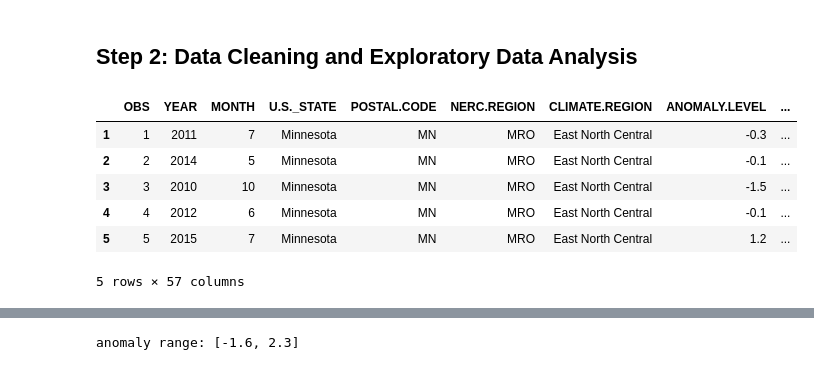
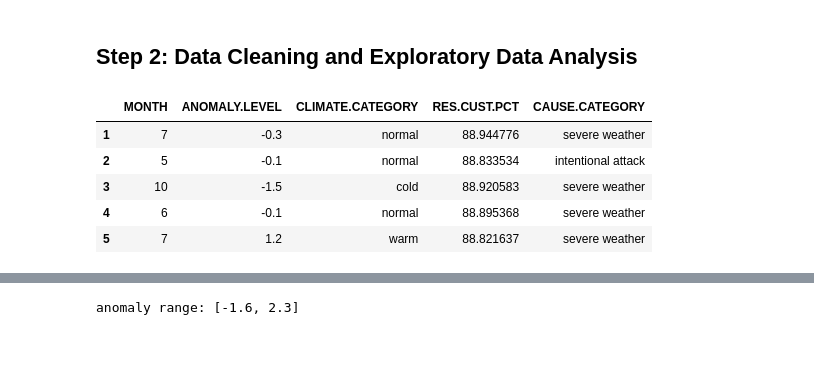
Before and after one commit to djlisbonne/power_outage_analysis, a Jupyter notebook: portfolio.ipynb, the cells around one changed output, grey strips where cells are left out. Saved outputs shown, nothing was run; the diff lists cells and outputs as text; code cells hidden in the pictures.

Commit message:
updated df head

```diff
--- a/portfolio.ipynb
+++ b/portfolio.ipynb
@@ -85,12 +85,11 @@ units, df = import_data()
 # %%
 df = clean_impute(df)
 df = df.drop(df.columns[0], axis=1)
-df.head()
+df[['MONTH', 'ANOMALY.LEVEL', 'CLIMATE.CATEGORY', 'RES.CUST.PCT', 'CAUSE.CATEGORY']].head()
 # %% [output]
-|  | OBS | YEAR | MONTH | U.S._STATE | POSTAL.CODE | NERC.REGION | CLIMATE.REGION | ANOMALY.LEVEL | ... |
-| 1 | 1 | 2011 | 7 | Minnesota | MN | MRO | East North Central | -0.3 | ... |
-| 2 | 2 | 2014 | 5 | Minnesota | MN | MRO | East North Central | -0.1 | ... |
-| 3 | 3 | 2010 | 10 | Minnesota | MN | MRO | East North Central | -1.5 | ... |
-| 4 | 4 | 2012 | 6 | Minnesota | MN | MRO | East North Central | -0.1 | ... |
-| 5 | 5 | 2015 | 7 | Minnesota | MN | MRO | East North Central | 1.2 | ... |
+|  | MONTH | ANOMALY.LEVEL | CLIMATE.CATEGORY | RES.CUST.PCT | CAUSE.CATEGORY |
+| 1 | 7 | -0.3 | normal | 88.944776 | severe weather |
+| 2 | 5 | -0.1 | normal | 88.833534 | intentional attack |
+| 3 | 10 | -1.5 | cold | 88.920583 | severe weather |
+| 4 | 6 | -0.1 | normal | 88.895368 | severe weather |
+| 5 | 7 | 1.2 | warm | 88.821637 | severe weather |
-5 rows × 57 columns
```
Also changed, not shown: parts of 5 cells of this notebook, 2 other files.
